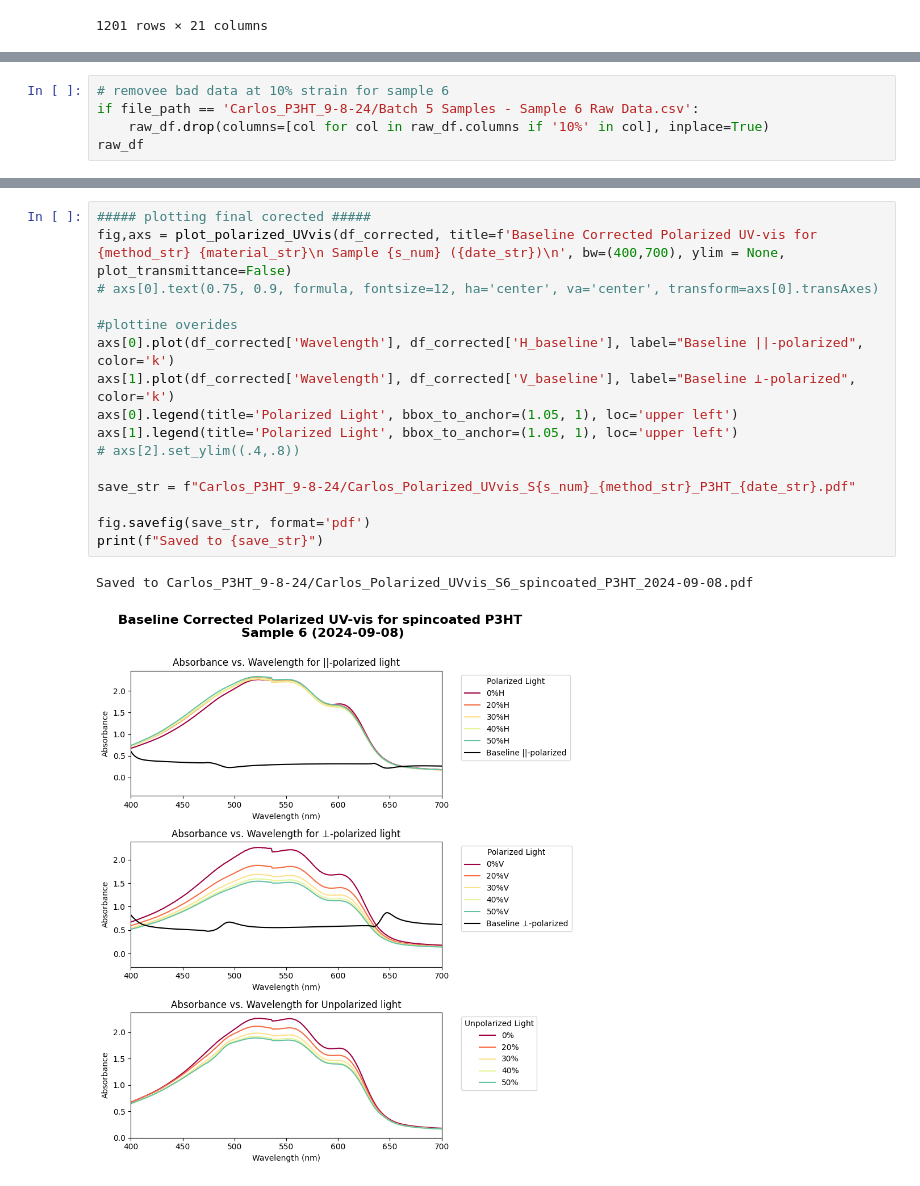
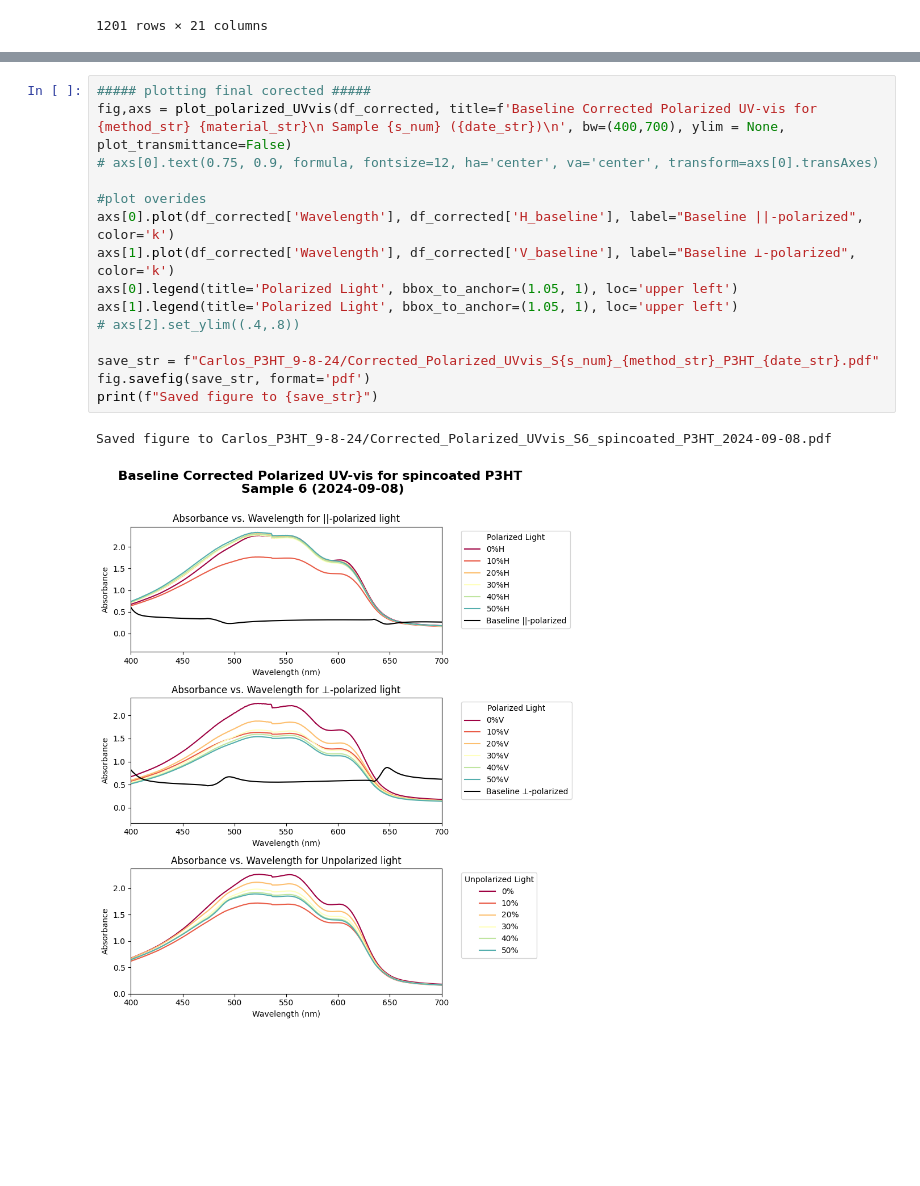
Before and after one commit to trilusa/UV-vis, a Jupyter notebook: polarized_uv-vis_plotting.ipynb, the cells around one changed output, grey strips where cells are left out. Saved outputs shown, nothing was run; the diff lists cells and outputs as text; blank space fills up the shorter version.

```diff
--- a/polarized_uv-vis_plotting.ipynb
+++ b/polarized_uv-vis_plotting.ipynb
@@ -116,6 +114 @@ axs[1].legend(title='Polarized Light', bbox_to_anchor=(1.05, 1), loc='upper left
 [figure]
-# %%
-# removee bad data at 10% strain for sample 6
-if file_path == 'Carlos_P3HT_9-8-24/Batch 5 Samples - Sample 6 Raw Data.csv':
-    raw_df.drop(columns=[col for col in raw_df.columns if '10%' in col], inplace=True)
-raw_df
@@ -191,19 +141,18 @@ df_corrected
 # %%
 ##### plotting final corected #####
 fig,axs = plot_polarized_UVvis(df_corrected, title=f'Baseline Corrected Polarized UV-vis for {method_str} {material_str}\n Sample {s_num} ({date_str})\n', bw=(400,700), ylim = None, plot_transmittance=False)
 # axs[0].text(0.75, 0.9, formula, fontsize=12, ha='center', va='center', transform=axs[0].transAxes)
 
-#plottine overides
+#plot overides
 axs[0].plot(df_corrected['Wavelength'], df_corrected['H_baseline'], label="Baseline ||-polarized", color='k')
 axs[1].plot(df_corrected['Wavelength'], df_corrected['V_baseline'], label="Baseline ⊥-polarized", color='k')
 axs[0].legend(title='Polarized Light', bbox_to_anchor=(1.05, 1), loc='upper left')
 axs[1].legend(title='Polarized Light', bbox_to_anchor=(1.05, 1), loc='upper left')
 # axs[2].set_ylim((.4,.8))
 
-save_str = f"Carlos_P3HT_9-8-24/Carlos_Polarized_UVvis_S{s_num}_{method_str}_P3HT_{date_str}.pdf"
-
+save_str = f"Carlos_P3HT_9-8-24/Corrected_Polarized_UVvis_S{s_num}_{method_str}_P3HT_{date_str}.pdf"
 fig.savefig(save_str, format='pdf')
-print(f"Saved to {save_str}")
+print(f"Saved figure to {save_str}")
 # %% [output]
-Saved to Carlos_P3HT_9-8-24/Carlos_Polarized_UVvis_S6_spincoated_P3HT_2024-09-08.pdf
+Saved figure to Carlos_P3HT_9-8-24/Corrected_Polarized_UVvis_S6_spincoated_P3HT_2024-09-08.pdf
-[figure, old version]
+[figure, new version]
```
Also changed, not shown: parts of 7 cells of this notebook, 6 other files.
